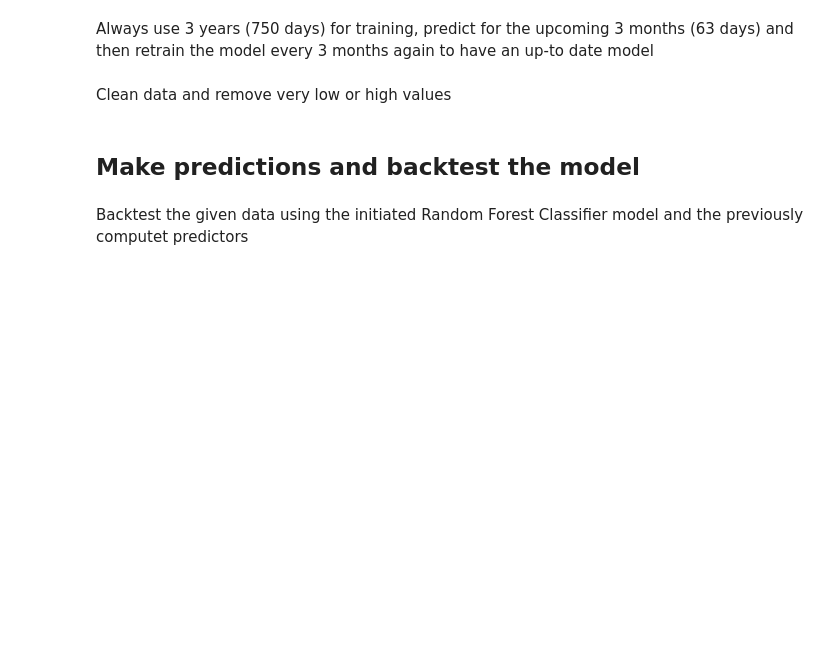
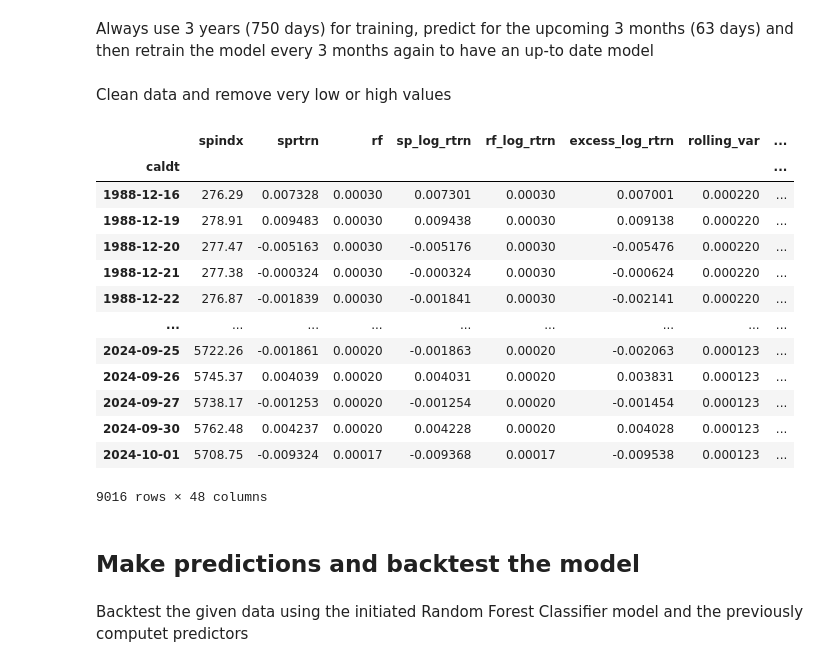
Before and after one commit to FeKapp/bachelorthesis-ai-recommendations, a Jupyter notebook: 3month_unbiased.ipynb, the cells around one changed output. Cells and saved outputs as stored; diff of their text form; code cells hidden in the pictures; blank space fills up the shorter version.

```diff
--- a/3month_unbiased.ipynb
+++ b/3month_unbiased.ipynb
@@ -564,6 +564,23 @@ df[new_predictors] = df[new_predictors].replace([np.inf, -np.inf], np.nan)
 
 # Forward fill, then backward fill as a fallback:
 df[new_predictors] = df[new_predictors].fillna(method='ffill')
+# %%
+df
+# %% [output]
+|  | spindx | sprtrn | rf | sp_log_rtrn | rf_log_rtrn | excess_log_rtrn | rolling_var | ... |
+| caldt |  |  |  |  |  |  |  | ... |
+| 1988-12-16 | 276.29 | 0.007328 | 0.00030 | 0.007301 | 0.00030 | 0.007001 | 0.000220 | ... |
+| 1988-12-19 | 278.91 | 0.009483 | 0.00030 | 0.009438 | 0.00030 | 0.009138 | 0.000220 | ... |
+| 1988-12-20 | 277.47 | -0.005163 | 0.00030 | -0.005176 | 0.00030 | -0.005476 | 0.000220 | ... |
+| 1988-12-21 | 277.38 | -0.000324 | 0.00030 | -0.000324 | 0.00030 | -0.000624 | 0.000220 | ... |
+| 1988-12-22 | 276.87 | -0.001839 | 0.00030 | -0.001841 | 0.00030 | -0.002141 | 0.000220 | ... |
+| ... | ... | ... | ... | ... | ... | ... | ... | ... |
+| 2024-09-25 | 5722.26 | -0.001861 | 0.00020 | -0.001863 | 0.00020 | -0.002063 | 0.000123 | ... |
+| 2024-09-26 | 5745.37 | 0.004039 | 0.00020 | 0.004031 | 0.00020 | 0.003831 | 0.000123 | ... |
+| 2024-09-27 | 5738.17 | -0.001253 | 0.00020 | -0.001254 | 0.00020 | -0.001454 | 0.000123 | ... |
+| 2024-09-30 | 5762.48 | 0.004237 | 0.00020 | 0.004228 | 0.00020 | 0.004028 | 0.000123 | ... |
+| 2024-10-01 | 5708.75 | -0.009324 | 0.00017 | -0.009368 | 0.00017 | -0.009538 | 0.000123 | ... |
+9016 rows × 48 columns
 # %% [markdown]
 ## Make predictions and backtest the model
 # %% [markdown]
```
Also changed, not shown: parts of 5 cells of this notebook, 9 other files.
